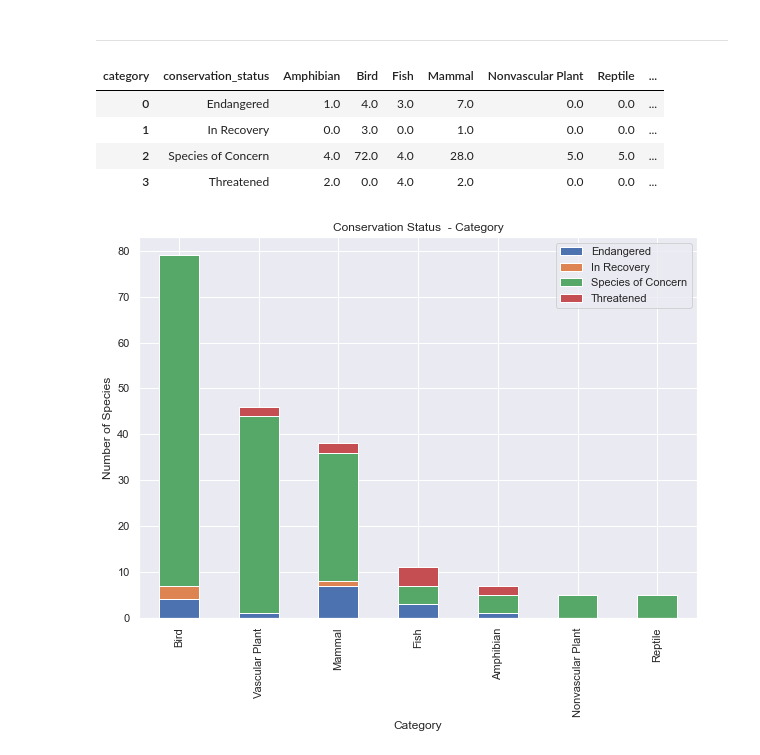
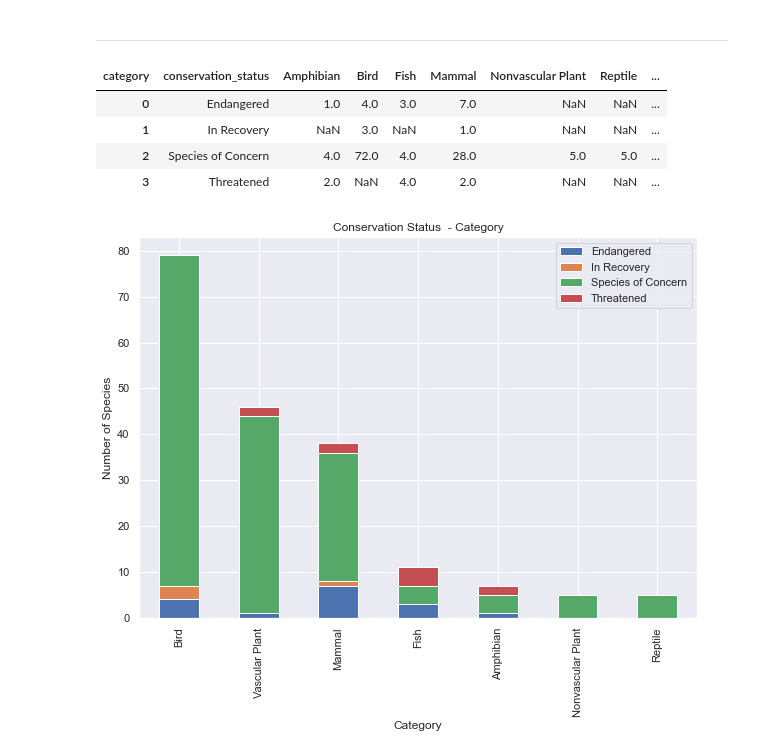
Before and after one commit to lep511/Portfolio-biodiversity, a Jupyter notebook: biodiversity.ipynb, the cells around one changed output. Drawn from its saved outputs; the diff is of its cells as text; code cells hidden in the pictures.

```diff
--- a/biodiversity.ipynb
+++ b/biodiversity.ipynb
@@ -143,17 +143,16 @@ plt.show()
 # %%
 status_conserv = df_spe.groupby(["conservation_status", "category"])\
                     ["scientific_name"]\
                     .count()\
                     .unstack()\
-                    .fillna(0)\
                     .reset_index()
 status_conserv
 # %% [output]
 | category | conservation_status | Amphibian | Bird | Fish | Mammal | Nonvascular Plant | Reptile | ... |
-| 0 | Endangered | 1.0 | 4.0 | 3.0 | 7.0 | 0.0 | 0.0 | ... |
-| 1 | In Recovery | 0.0 | 3.0 | 0.0 | 1.0 | 0.0 | 0.0 | ... |
+| 0 | Endangered | 1.0 | 4.0 | 3.0 | 7.0 | NaN | NaN | ... |
+| 1 | In Recovery | NaN | 3.0 | NaN | 1.0 | NaN | NaN | ... |
 | 2 | Species of Concern | 4.0 | 72.0 | 4.0 | 28.0 | 5.0 | 5.0 | ... |
-| 3 | Threatened | 2.0 | 0.0 | 4.0 | 2.0 | 0.0 | 0.0 | ... |
+| 3 | Threatened | 2.0 | NaN | 4.0 | 2.0 | NaN | NaN | ... |
 # %%
 sns.set()
 status_conserv.reindex(status_conserv.set_index('conservation_status')\
```
Also changed, not shown: parts of 3 cells of this notebook.
